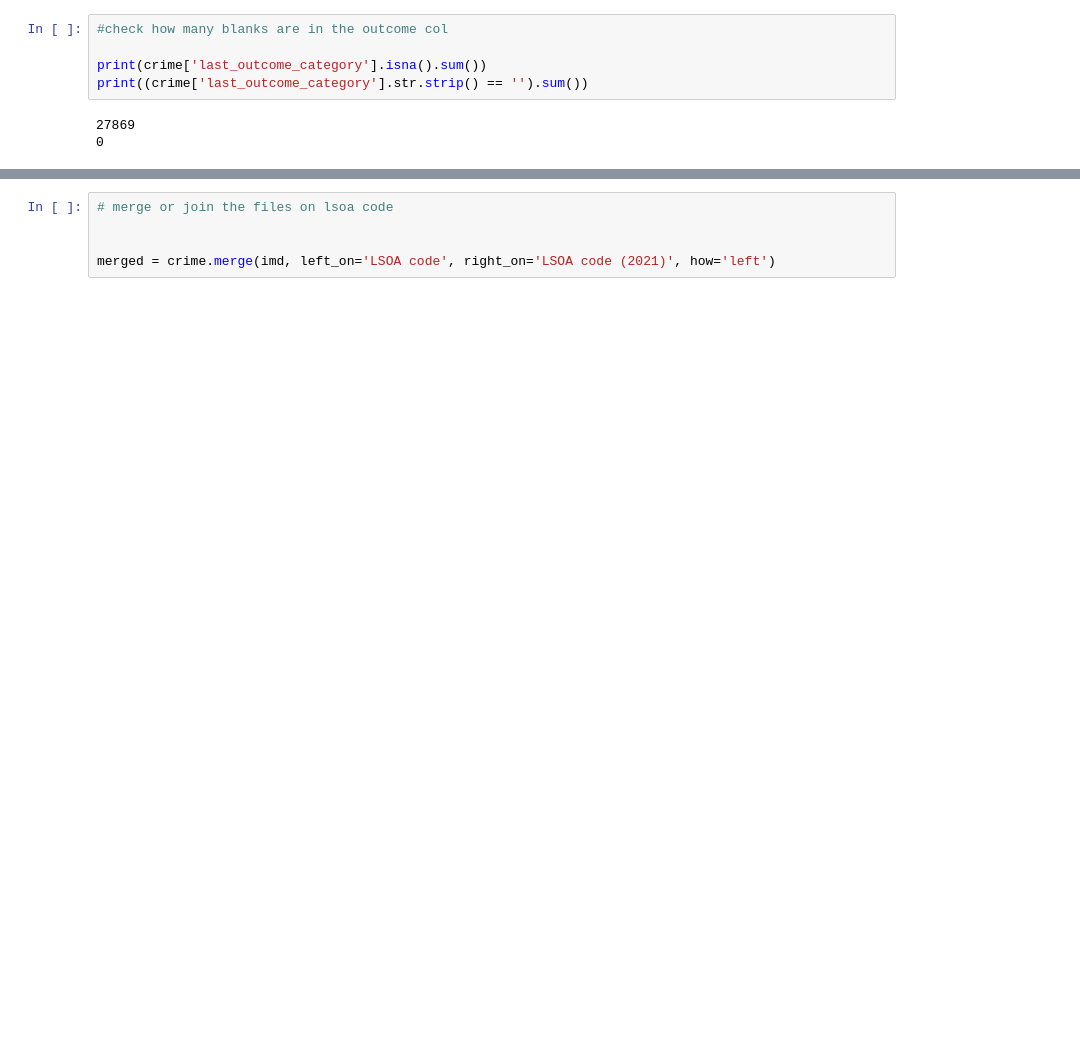
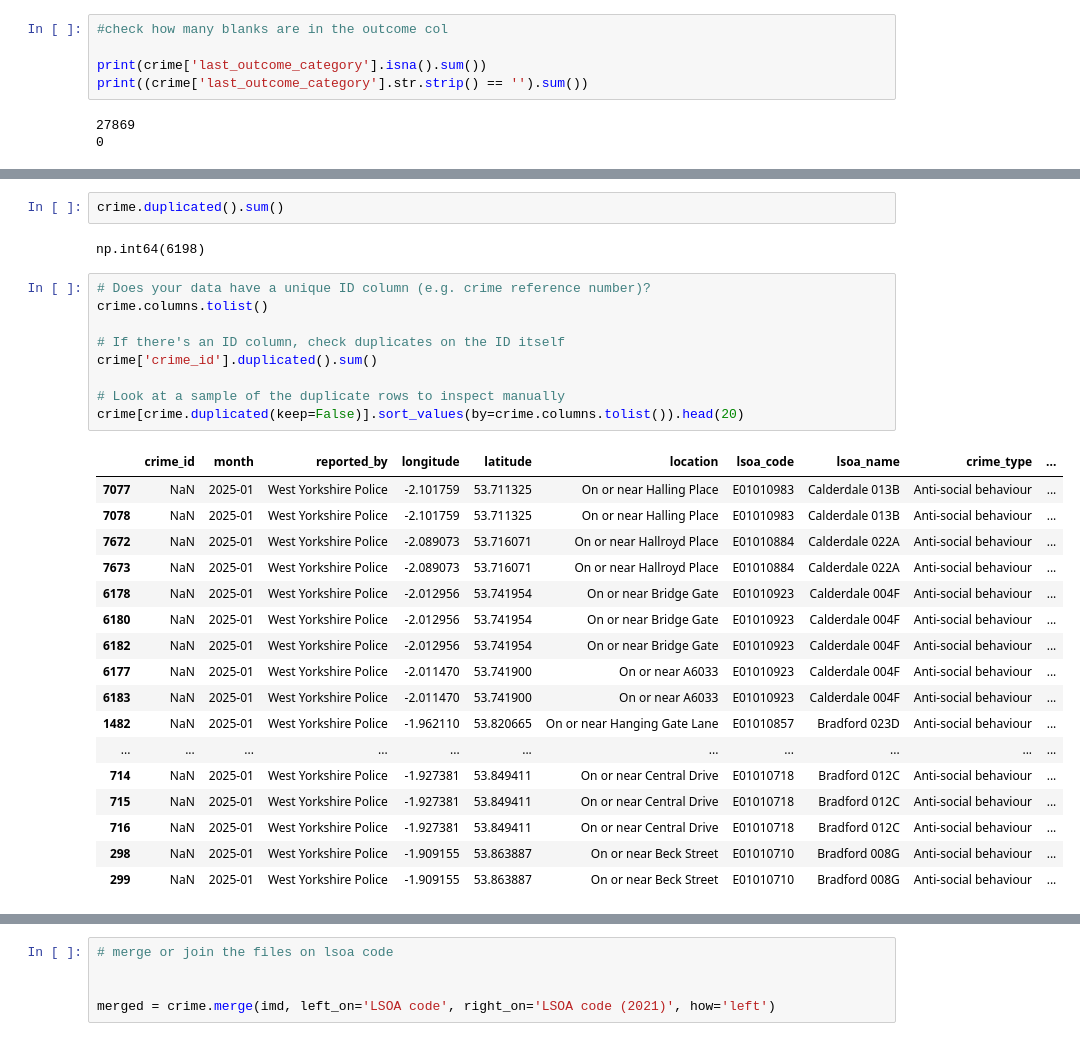
Before and after one commit to AnupmaDS1/Xmus-Jaxon-Flaxon-Waxon, a Jupyter notebook: Notebooks/01_data_cleaning.ipynb, the cells around one changed output, grey strips where cells are left out. Drawn from its saved outputs; the diff is of its cells as text; blank space fills up the shorter version.

```diff
--- a/Notebooks/01_data_cleaning.ipynb
+++ b/Notebooks/01_data_cleaning.ipynb
@@ -222,0 +222,31 @@ print(f"{pct_missing:.1f}% of rows have missing outcome")
+# %%
+crime.duplicated().sum()
+# %% [output]
+np.int64(6198)
+# %%
+# Does your data have a unique ID column (e.g. crime reference number)?
+crime.columns.tolist()
+
+# If there's an ID column, check duplicates on the ID itself
+crime['crime_id'].duplicated().sum()
+
+# Look at a sample of the duplicate rows to inspect manually
+crime[crime.duplicated(keep=False)].sort_values(by=crime.columns.tolist()).head(20)
+# %% [output]
+|  | crime_id | month | reported_by | longitude | latitude | location | lsoa_code | lsoa_name | crime_type | ... |
+| 7077 | NaN | 2025-01 | West Yorkshire Police | -2.101759 | 53.711325 | On or near Halling Place | E01010983 | Calderdale 013B | Anti-social behaviour | ... |
+| 7078 | NaN | 2025-01 | West Yorkshire Police | -2.101759 | 53.711325 | On or near Halling Place | E01010983 | Calderdale 013B | Anti-social behaviour | ... |
+| 7672 | NaN | 2025-01 | West Yorkshire Police | -2.089073 | 53.716071 | On or near Hallroyd Place | E01010884 | Calderdale 022A | Anti-social behaviour | ... |
+| 7673 | NaN | 2025-01 | West Yorkshire Police | -2.089073 | 53.716071 | On or near Hallroyd Place | E01010884 | Calderdale 022A | Anti-social behaviour | ... |
+| 6178 | NaN | 2025-01 | West Yorkshire Police | -2.012956 | 53.741954 | On or near Bridge Gate | E01010923 | Calderdale 004F | Anti-social behaviour | ... |
+| 6180 | NaN | 2025-01 | West Yorkshire Police | -2.012956 | 53.741954 | On or near Bridge Gate | E01010923 | Calderdale 004F | Anti-social behaviour | ... |
+| 6182 | NaN | 2025-01 | West Yorkshire Police | -2.012956 | 53.741954 | On or near Bridge Gate | E01010923 | Calderdale 004F | Anti-social behaviour | ... |
+| 6177 | NaN | 2025-01 | West Yorkshire Police | -2.011470 | 53.741900 | On or near A6033 | E01010923 | Calderdale 004F | Anti-social behaviour | ... |
+| 6183 | NaN | 2025-01 | West Yorkshire Police | -2.011470 | 53.741900 | On or near A6033 | E01010923 | Calderdale 004F | Anti-social behaviour | ... |
+| 1482 | NaN | 2025-01 | West Yorkshire Police | -1.962110 | 53.820665 | On or near Hanging Gate Lane | E01010857 | Bradford 023D | Anti-social behaviour | ... |
+| ... | ... | ... | ... | ... | ... | ... | ... | ... | ... | ... |
+| 714 | NaN | 2025-01 | West Yorkshire Police | -1.927381 | 53.849411 | On or near Central Drive | E01010718 | Bradford 012C | Anti-social behaviour | ... |
+| 715 | NaN | 2025-01 | West Yorkshire Police | -1.927381 | 53.849411 | On or near Central Drive | E01010718 | Bradford 012C | Anti-social behaviour | ... |
+| 716 | NaN | 2025-01 | West Yorkshire Police | -1.927381 | 53.849411 | On or near Central Drive | E01010718 | Bradford 012C | Anti-social behaviour | ... |
+| 298 | NaN | 2025-01 | West Yorkshire Police | -1.909155 | 53.863887 | On or near Beck Street | E01010710 | Bradford 008G | Anti-social behaviour | ... |
+| 299 | NaN | 2025-01 | West Yorkshire Police | -1.909155 | 53.863887 | On or near Beck Street | E01010710 | Bradford 008G | Anti-social behaviour | ... |
```
Also changed, not shown: parts of 12 cells of this notebook.
